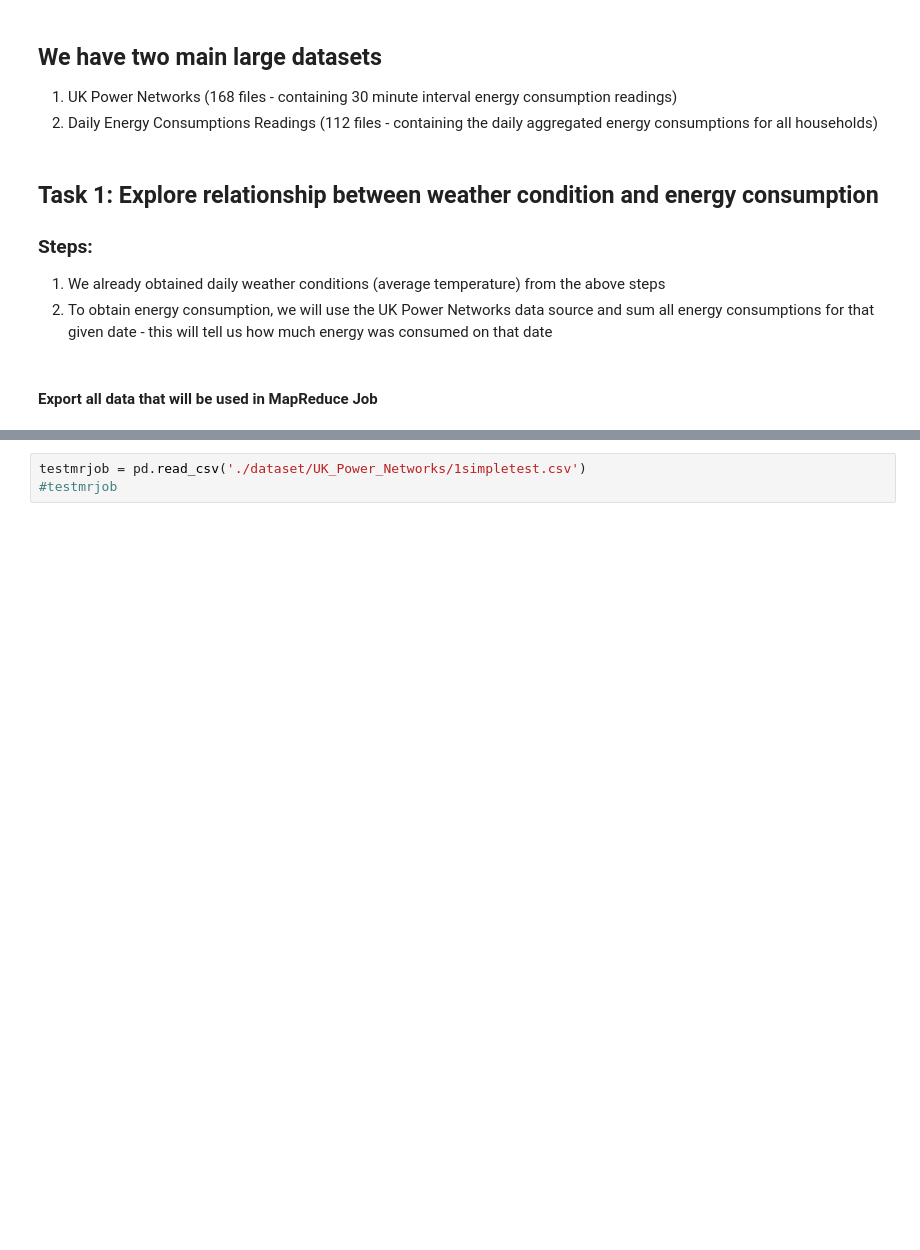
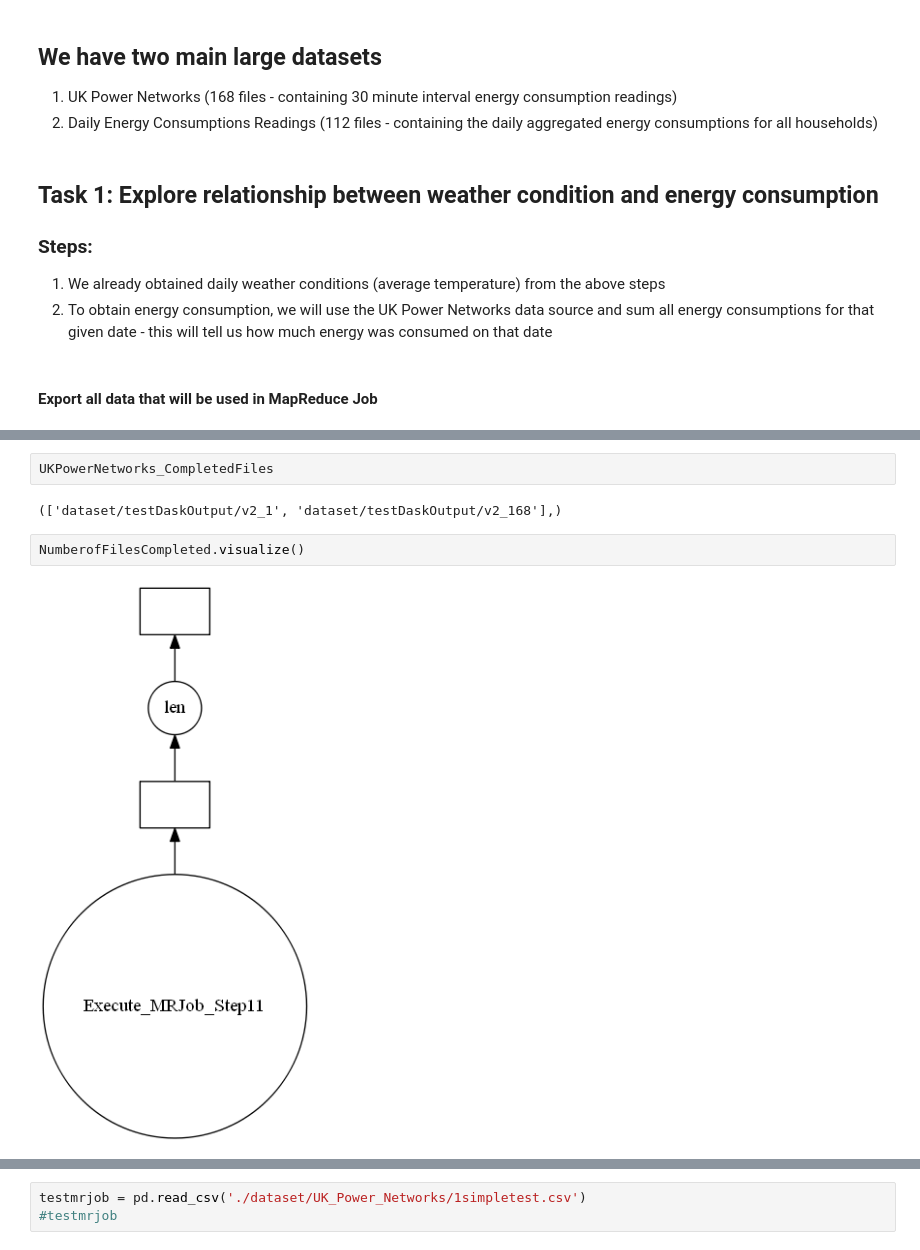
Before and after one commit to 93ramadan/uob-bdsa603-practice2, a Jupyter notebook: 20113798.ipynb, the cells around one changed output, grey strips where cells are left out. Cells and saved outputs as stored; diff of their text form; blank space fills up the shorter version.

Commit message:
-------- THIS COMMIT - has dask with mrjob (but not working) - will separate dask from mrjob and run dask alone

```diff
--- a/20113798.ipynb
+++ b/20113798.ipynb
@@ -282,0 +316,8 @@ Wall time: 17.4 ms
+# %%
+UKPowerNetworks_CompletedFiles
+# %% [output]
+(['dataset/testDaskOutput/v2_1', 'dataset/testDaskOutput/v2_168'],)
+# %%
+NumberofFilesCompleted.visualize()
+# %% [output]
+[figure, added]
```
Also changed, not shown: parts of 29 cells of this notebook, 17 other files.
